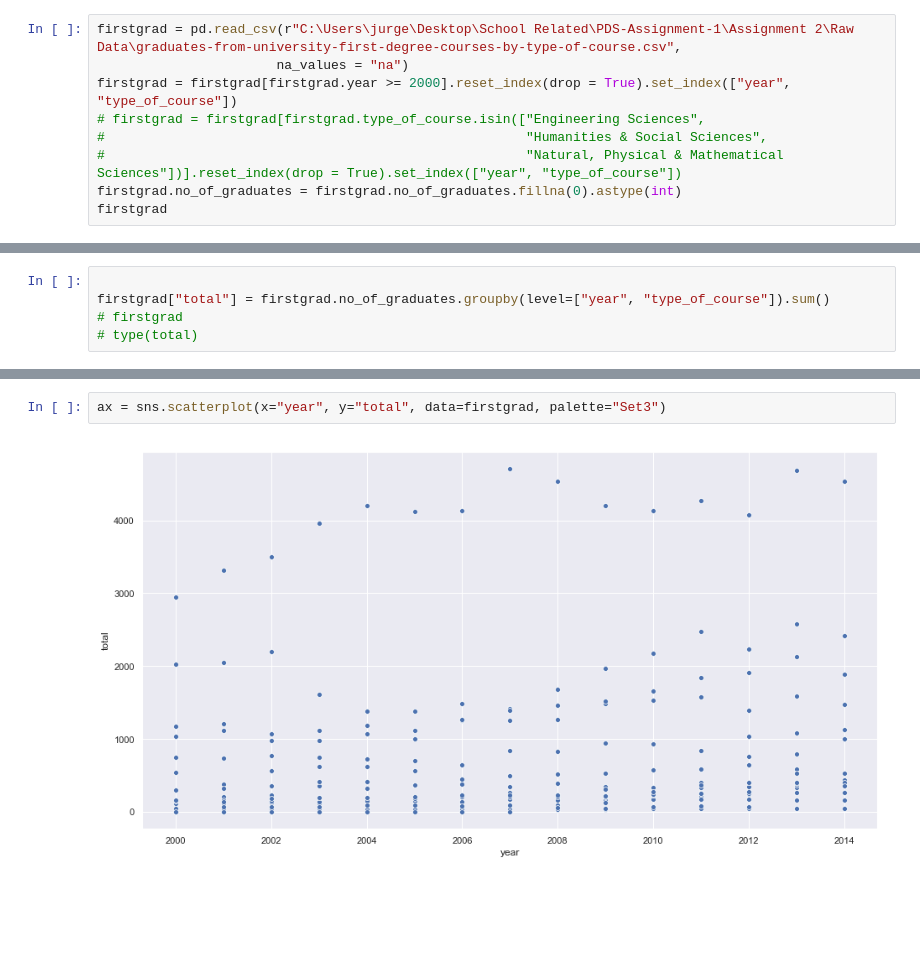
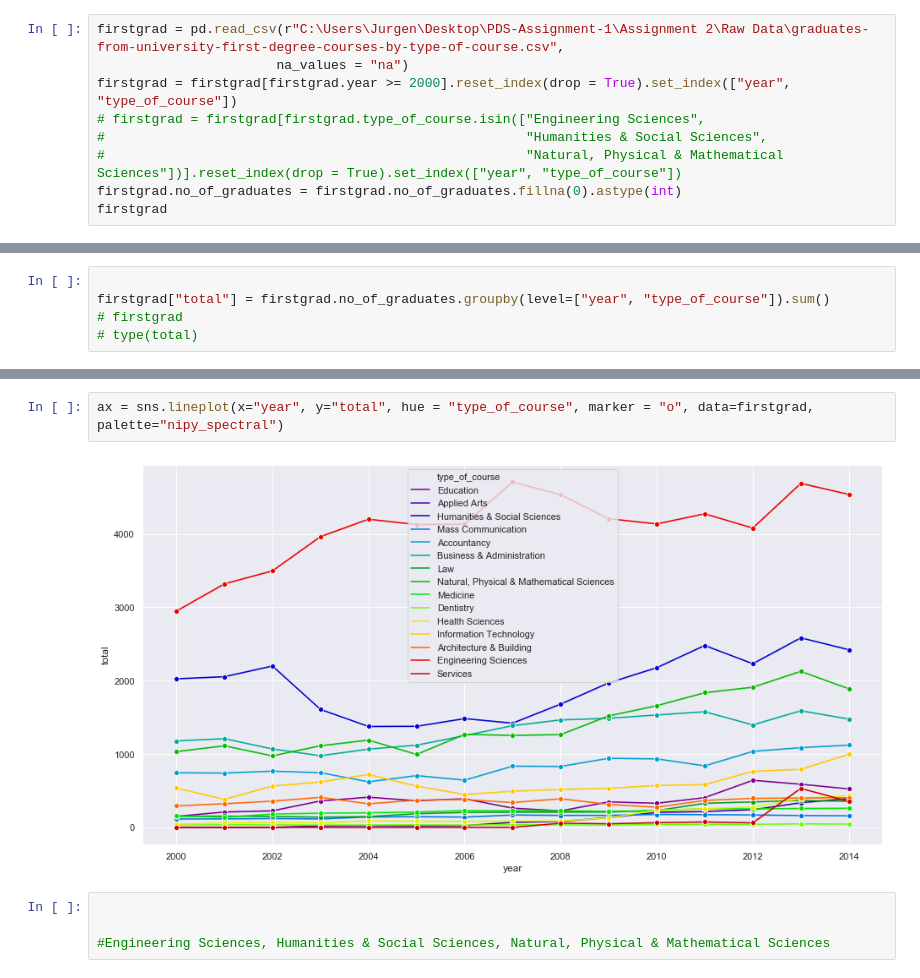
Before and after one commit to jurgen-tan-git/PDS-Assignments, a Jupyter notebook: Assignment 2/Scripts/Graphing/NUS.ipynb, the cells around one changed output, grey strips where cells are left out. Drawn from its saved outputs; the diff is of its cells as text; blank space fills up the shorter version.

```diff
--- a/Assignment 2/Scripts/Graphing/NUS.ipynb
+++ b/Assignment 2/Scripts/Graphing/NUS.ipynb
@@ -92,7 +82,7 @@ ax = sns.lineplot(x="year", y="nus", hue = "type", style="sex", markers = True,
 # employment = employment[employment.university == "National University of Singapore"]
 # employment
 # %%
-firstgrad = pd.read_csv(r"C:\Users\jurge\Desktop\School Related\PDS-Assignment-1\Assignment 2\Raw Data\graduates-from-university-first-degree-courses-by-type-of-course.csv",
+firstgrad = pd.read_csv(r"C:\Users\Jurgen\Desktop\PDS-Assignment-1\Assignment 2\Raw Data\graduates-from-university-first-degree-courses-by-type-of-course.csv",
                        na_values = "na")
 firstgrad = firstgrad[firstgrad.year >= 2000].reset_index(drop = True).set_index(["year", "type_of_course"])
 # firstgrad = firstgrad[firstgrad.type_of_course.isin(["Engineering Sciences",
@@ -155,4 +131,8 @@ firstgrad
 # %%
-ax = sns.scatterplot(x="year", y="total", data=firstgrad, palette="Set3")
+ax = sns.lineplot(x="year", y="total", hue = "type_of_course", marker = "o", data=firstgrad, palette="nipy_spectral")
 # %% [output]
-[figure, old version]
+[figure, new version]
+# %%
+
+
+#Engineering Sciences, Humanities & Social Sciences, Natural, Physical & Mathematical Sciences
```
Also changed, not shown: parts of 7 cells of this notebook.
